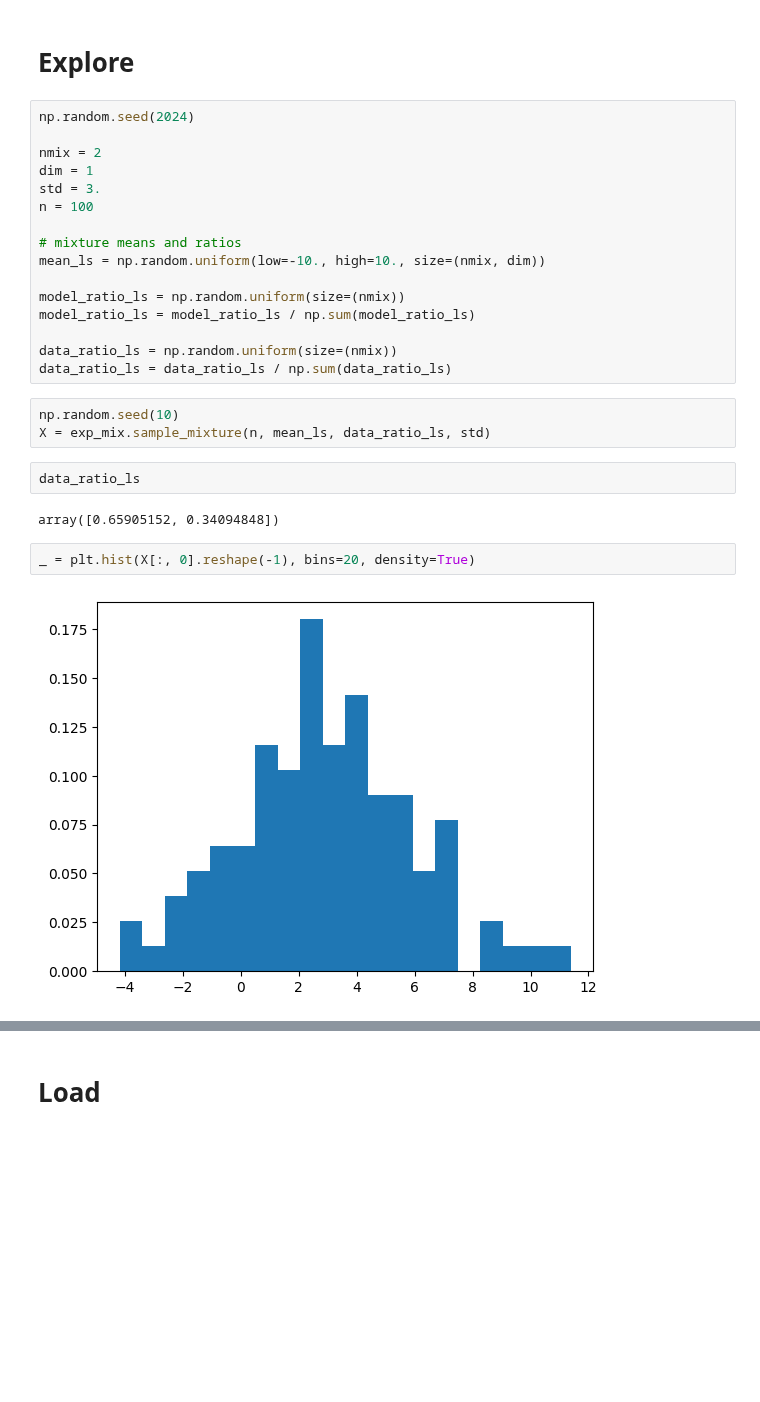
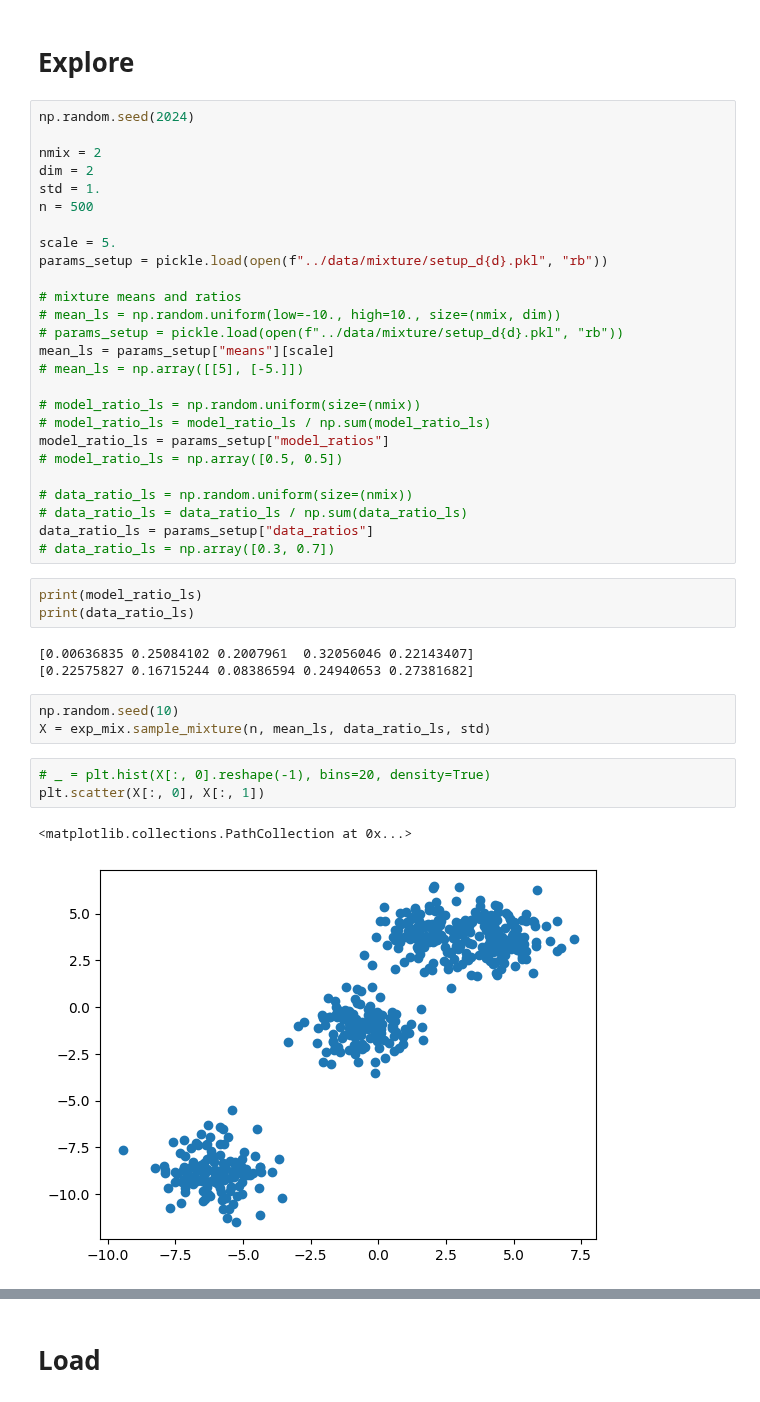
Before and after one commit to XingLLiu/robust-kernel-test, a Jupyter notebook: notebooks/mixture.ipynb, the cells around one changed output, grey strips where cells are left out. Drawn from its saved outputs; the diff is of its cells as text; blank space fills up the shorter version.

```diff
--- a/notebooks/mixture.ipynb
+++ b/notebooks/mixture.ipynb
@@ -27,29 +24,43 @@ The autoreload extension is already loaded. To reload it, use:
 np.random.seed(2024)
 
 nmix = 2
-dim = 1
-std = 3.
-n = 100
+dim = 2
+std = 1.
+n = 500
+
+scale = 5.
+params_setup = pickle.load(open(f"../data/mixture/setup_d{d}.pkl", "rb"))
 
 # mixture means and ratios
-mean_ls = np.random.uniform(low=-10., high=10., size=(nmix, dim))
+# mean_ls = np.random.uniform(low=-10., high=10., size=(nmix, dim))
+# params_setup = pickle.load(open(f"../data/mixture/setup_d{d}.pkl", "rb"))
+mean_ls = params_setup["means"][scale]
+# mean_ls = np.array([[5], [-5.]])
 
-model_ratio_ls = np.random.uniform(size=(nmix))
-model_ratio_ls = model_ratio_ls / np.sum(model_ratio_ls)
+# model_ratio_ls = np.random.uniform(size=(nmix))
+# model_ratio_ls = model_ratio_ls / np.sum(model_ratio_ls)
+model_ratio_ls = params_setup["model_ratios"]
+# model_ratio_ls = np.array([0.5, 0.5])
 
-data_ratio_ls = np.random.uniform(size=(nmix))
-data_ratio_ls = data_ratio_ls / np.sum(data_ratio_ls)
+# data_ratio_ls = np.random.uniform(size=(nmix))
+# data_ratio_ls = data_ratio_ls / np.sum(data_ratio_ls)
+data_ratio_ls = params_setup["data_ratios"]
+# data_ratio_ls = np.array([0.3, 0.7])
-# %%
-np.random.seed(10)
-X = exp_mix.sample_mixture(n, mean_ls, data_ratio_ls, std)
 # %%
-data_ratio_ls
+print(model_ratio_ls)
+print(data_ratio_ls)
 # %% [output]
-array([0.65905152, 0.34094848])
+[0.00636835 0.25084102 0.2007961  0.32056046 0.22143407]
+[0.22575827 0.16715244 0.08386594 0.24940653 0.27381682]
+# %%
+np.random.seed(10)
+X = exp_mix.sample_mixture(n, mean_ls, data_ratio_ls, std)
 # %%
-_ = plt.hist(X[:, 0].reshape(-1), bins=20, density=True)
+# _ = plt.hist(X[:, 0].reshape(-1), bins=20, density=True)
+plt.scatter(X[:, 0], X[:, 1])
 # %% [output]
+<matplotlib.collections.PathCollection at 0x...>
-[figure, old version]
+[figure, new version]
 # %%
 log_prob_fn = exp_mix.make_log_prob(mean_ls, model_ratio_ls, std)
 score_fn = exp_mix.make_score(mean_ls, model_ratio_ls, std)
```
Also changed, not shown: parts of 12 cells of this notebook, 8 other files.
